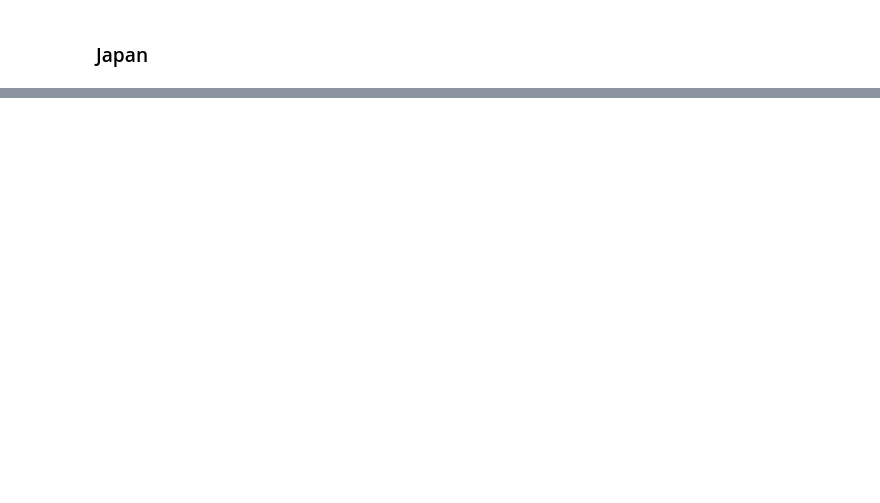
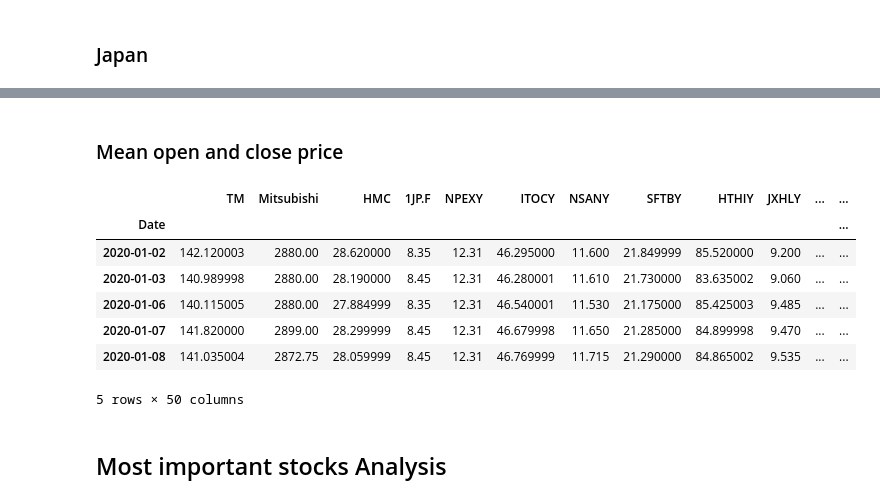
Before and after one commit to anitamezzetti/covid_impact_stocks_volatility, a Jupyter notebook: stock_price_EDA.ipynb, the cells around one changed output, grey strips where cells are left out. Drawn from its saved outputs; the diff is of its cells as text; code cells hidden in the pictures; blank space fills up the shorter version.

```diff
--- a/stock_price_EDA.ipynb
+++ b/stock_price_EDA.ipynb
@@ -29,0 +72,31 @@ stocks_japan_10 = stocks_japan[:10]
+# %%
+def fill_nan (dataset, index):
+
+    # count nans:
+    num_nans = dataset.isna().values.sum()
+    print(f"Totally, in the dataset there are {num_nans} NaNs values")
+    if num_nans>0:
+        if 'Date' in dataset.columns:
+            dataset = dataset.drop('Date', axis=1) # drop date because the next line works only with floats
+        dataset = (dataset.ffill() + dataset.bfill())/2
+        dataset['Date'] = index # reintegrate the index
+
+        num_nans = dataset.isna().values.sum()
+        print(f"After the filling thought the mean, in the dataset there are {num_nans} NaNs values")
+
+        if num_nans>0:
+            # the still missing values are at the beginning or at the end. fill them with the first or last non NaN value
+            dataset = dataset.ffill()
+            dataset = dataset.bfill()
+            print(f"After the filling of first/last values, in the dataset there are {dataset.isna().values.sum()} NaNs values")
+
+    return dataset
+# %%
+for dataset in datasets.items():
+    name = dataset[0]
+    print(f"\n{name} \n")
+    dataset = dataset[1]
+
+    dataset = fill_nan (dataset, index)
+
+    datasets.update({name:dataset})
@@ -29,0 +121,26 @@ stocks_japan_10 = stocks_japan[:10]
+# %% [markdown]
+### Mean open and close price
+# %%
+mean_stock = pd.DataFrame()
+
+for ticker in columns:
+    if ticker!='Date':
+        meann = (datasets['open'].drop('Date', axis=1)[ticker]  + datasets['close'].drop('Date', axis=1)[ticker] )/2
+        mean_stock[ticker] = meann
+
+mean_stock['Date'] = index
+mean_stock = mean_stock.set_index('Date')
+datasets['mean_stock'] = mean_stock
+# %%
+mean_stock.head()
+# %% [output]
+|  | TM | Mitsubishi | HMC | 1JP.F | NPEXY | ITOCY | NSANY | SFTBY | HTHIY | JXHLY | ... | ... |
+| Date |  |  |  |  |  |  |  |  |  |  |  | ... |
+| 2020-01-02 | 142.120003 | 2880.00 | 28.620000 | 8.35 | 12.31 | 46.295000 | 11.600 | 21.849999 | 85.520000 | 9.200 | ... | ... |
+| 2020-01-03 | 140.989998 | 2880.00 | 28.190000 | 8.45 | 12.31 | 46.280001 | 11.610 | 21.730000 | 83.635002 | 9.060 | ... | ... |
+| 2020-01-06 | 140.115005 | 2880.00 | 27.884999 | 8.35 | 12.31 | 46.540001 | 11.530 | 21.175000 | 85.425003 | 9.485 | ... | ... |
+| 2020-01-07 | 141.820000 | 2899.00 | 28.299999 | 8.45 | 12.31 | 46.679998 | 11.650 | 21.285000 | 84.899998 | 9.470 | ... | ... |
+| 2020-01-08 | 141.035004 | 2872.75 | 28.059999 | 8.45 | 12.31 | 46.769999 | 11.715 | 21.290000 | 84.865002 | 9.535 | ... | ... |
+5 rows × 50 columns
+# %% [markdown]
+## Most important stocks Analysis
```
Also changed, not shown: parts of 34 cells of this notebook, 12 other files.
